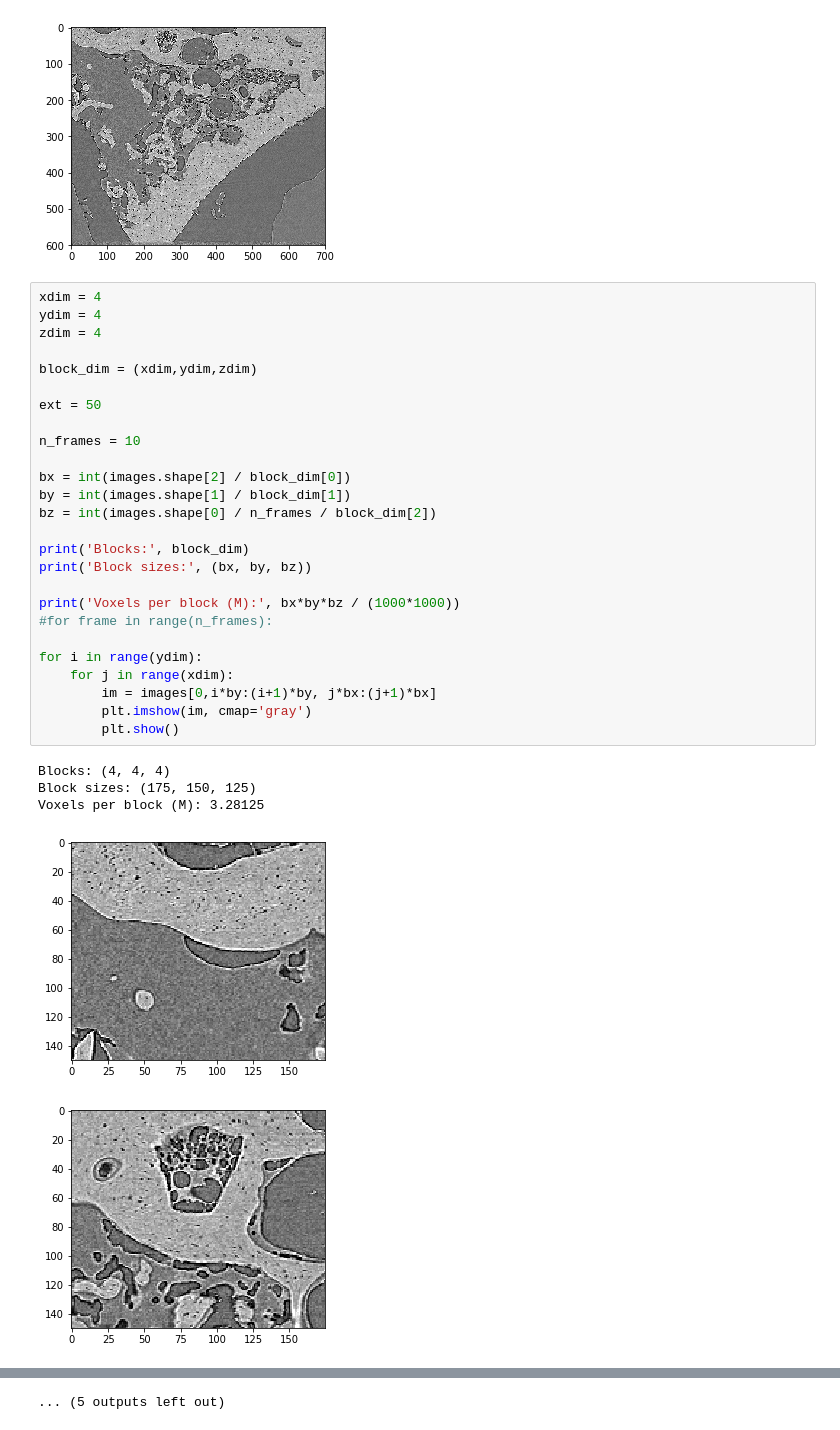
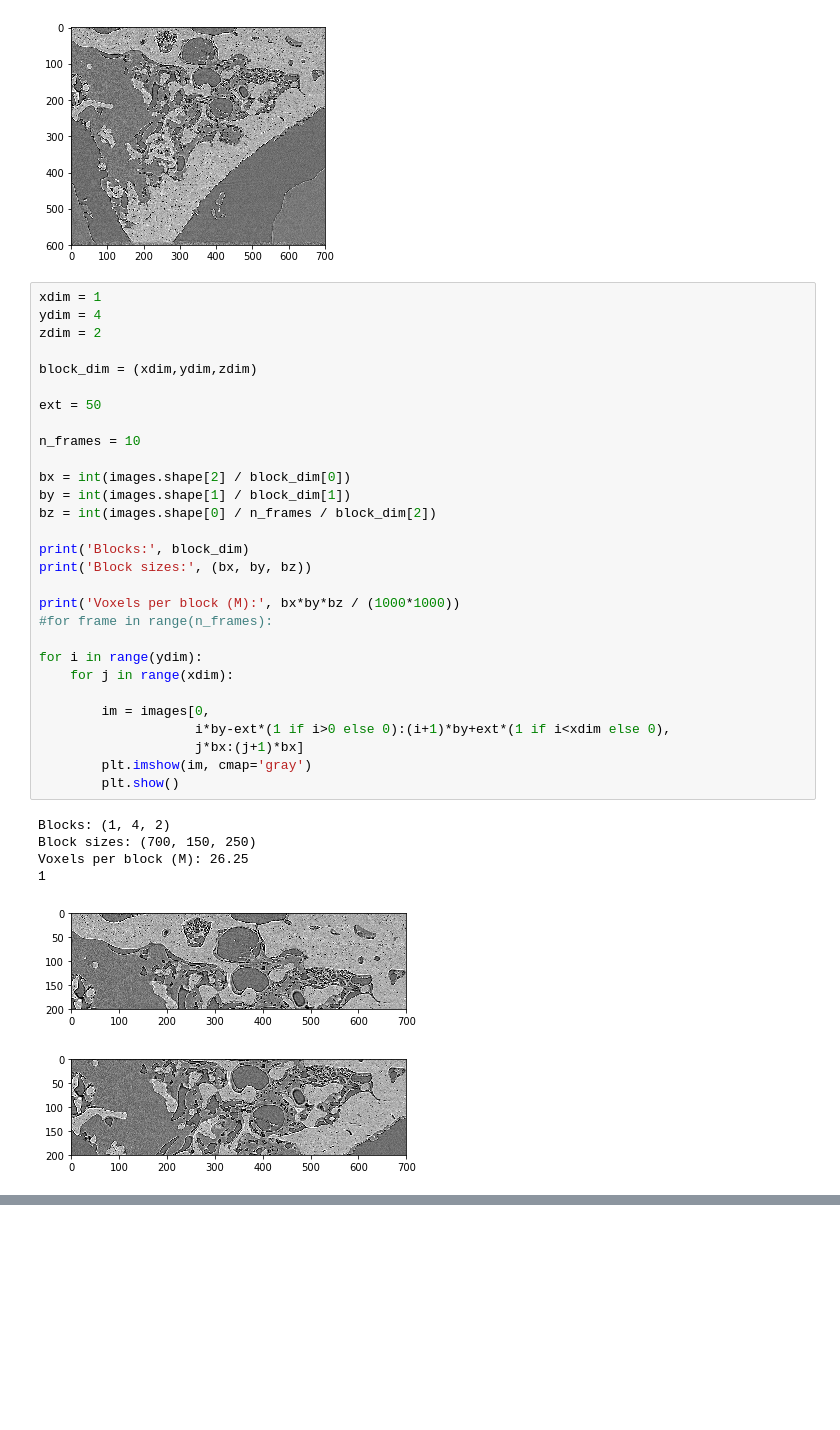
Before and after one commit to axruff/volume-splitter, a Jupyter notebook: volume-splitter.ipynb, the cells around one changed output, grey strips where cells are left out. Saved outputs shown, nothing was run; the diff lists cells and outputs as text; blank space fills up the shorter version.

```diff
--- a/volume-splitter.ipynb
+++ b/volume-splitter.ipynb
@@ -59,34 +59,38 @@ plt.show()
 # %% [output]
 [figure]
 # %%
-xdim = 4
+xdim = 1
 ydim = 4
-zdim = 4
+zdim = 2
 
 block_dim = (xdim,ydim,zdim)
 
 ext = 50
 
 n_frames = 10
 
 bx = int(images.shape[2] / block_dim[0])
 by = int(images.shape[1] / block_dim[1])
 bz = int(images.shape[0] / n_frames / block_dim[2])
 
 print('Blocks:', block_dim)
 print('Block sizes:', (bx, by, bz))
 
 print('Voxels per block (M):', bx*by*bz / (1000*1000))
 #for frame in range(n_frames):
 
 for i in range(ydim):
     for j in range(xdim):
-        im = images[0,i*by:(i+1)*by, j*bx:(j+1)*bx]
+
+        im = images[0,
+                    i*by-ext*(1 if i>0 else 0):(i+1)*by+ext*(1 if i<xdim else 0),
+                    j*bx:(j+1)*bx]
         plt.imshow(im, cmap='gray')
         plt.show()
 # %% [output]
-Blocks: (4, 4, 4)
-Block sizes: (175, 150, 125)
-Voxels per block (M): 3.28125
+Blocks: (1, 4, 2)
+Block sizes: (700, 150, 250)
+Voxels per block (M): 26.25
+1
-[figure, old version]
+[figure, new version]
-[figure, old version]
+[figure, new version]
@@ -102 +98,0 @@ Voxels per block (M): 3.28125
-... (5 outputs left out)
```
Also changed, not shown: parts of 2 cells of this notebook.
